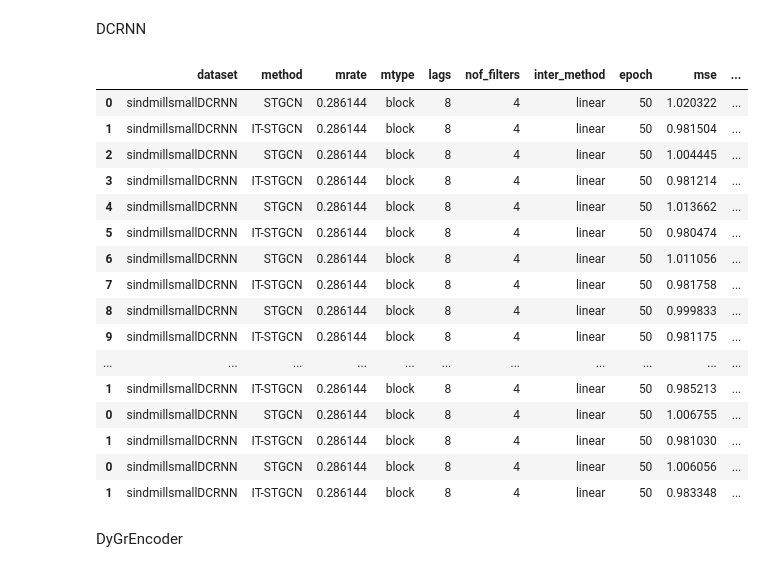
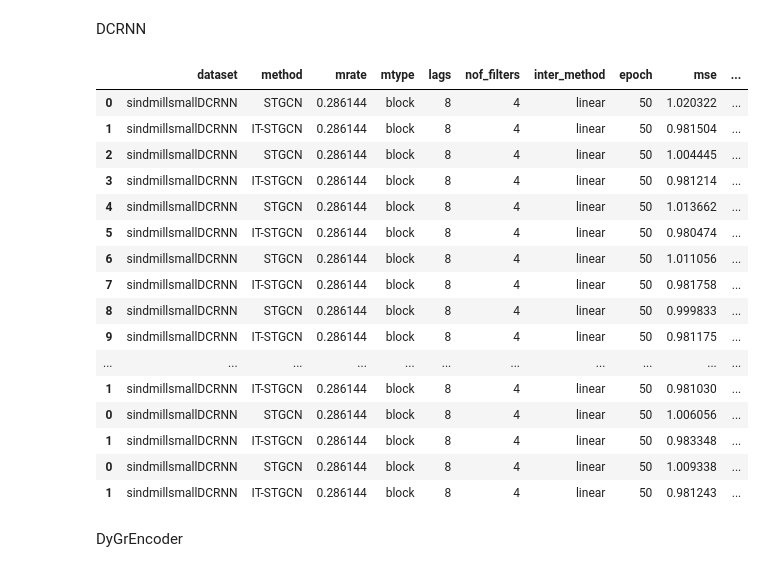
Before and after one commit to seoyeonc/ITTGNN_blog, a Jupyter notebook: posts/2_research/done.ipynb, the cells around one changed output. Drawn from its saved outputs; the diff is of its cells as text; code cells hidden in the pictures.

```diff
--- a/posts/2_research/done.ipynb
+++ b/posts/2_research/done.ipynb
@@ -165,30 +167,31 @@ DCRNN
 # %%
 pd.concat([pd.read_csv('./simulation_results/windmillsmall_block_186_DCRNN.csv').iloc[:,1:-1], # 1 ~ 17
            pd.read_csv('./simulation_results/2024-03-07_01-11-41.csv'), # 18
            pd.read_csv('./simulation_results/2024-03-07_12-57-06.csv'), # 19
            pd.read_csv('./simulation_results/2024-03-08_01-14-30.csv'), # 20
            pd.read_csv('./simulation_results/2024-03-08_18-22-08.csv'), # 21
            pd.read_csv('./simulation_results/2024-03-09_06-22-33.csv'), # 22
            pd.read_csv('./simulation_results/2024-03-09_18-25-50.csv'), # 23
+           pd.read_csv('./simulation_results/2024-03-10_06-19-54.csv'), # 24
            ]).assign(model='DCRNN')#.iloc[:,1:].assign(dataset='windmillsmall')
 # %% [output]
 |  | dataset | method | mrate | mtype | lags | nof_filters | inter_method | epoch | mse | ... |
 | 0 | sindmillsmallDCRNN | STGCN | 0.286144 | block | 8 | 4 | linear | 50 | 1.020322 | ... |
 | 1 | sindmillsmallDCRNN | IT-STGCN | 0.286144 | block | 8 | 4 | linear | 50 | 0.981504 | ... |
 | 2 | sindmillsmallDCRNN | STGCN | 0.286144 | block | 8 | 4 | linear | 50 | 1.004445 | ... |
 | 3 | sindmillsmallDCRNN | IT-STGCN | 0.286144 | block | 8 | 4 | linear | 50 | 0.981214 | ... |
 | 4 | sindmillsmallDCRNN | STGCN | 0.286144 | block | 8 | 4 | linear | 50 | 1.013662 | ... |
 | 5 | sindmillsmallDCRNN | IT-STGCN | 0.286144 | block | 8 | 4 | linear | 50 | 0.980474 | ... |
 | 6 | sindmillsmallDCRNN | STGCN | 0.286144 | block | 8 | 4 | linear | 50 | 1.011056 | ... |
 | 7 | sindmillsmallDCRNN | IT-STGCN | 0.286144 | block | 8 | 4 | linear | 50 | 0.981758 | ... |
 | 8 | sindmillsmallDCRNN | STGCN | 0.286144 | block | 8 | 4 | linear | 50 | 0.999833 | ... |
 | 9 | sindmillsmallDCRNN | IT-STGCN | 0.286144 | block | 8 | 4 | linear | 50 | 0.981175 | ... |
 | ... | ... | ... | ... | ... | ... | ... | ... | ... | ... | ... |
-| 1 | sindmillsmallDCRNN | IT-STGCN | 0.286144 | block | 8 | 4 | linear | 50 | 0.985213 | ... |
-| 0 | sindmillsmallDCRNN | STGCN | 0.286144 | block | 8 | 4 | linear | 50 | 1.006755 | ... |
 | 1 | sindmillsmallDCRNN | IT-STGCN | 0.286144 | block | 8 | 4 | linear | 50 | 0.981030 | ... |
 | 0 | sindmillsmallDCRNN | STGCN | 0.286144 | block | 8 | 4 | linear | 50 | 1.006056 | ... |
 | 1 | sindmillsmallDCRNN | IT-STGCN | 0.286144 | block | 8 | 4 | linear | 50 | 0.983348 | ... |
+| 0 | sindmillsmallDCRNN | STGCN | 0.286144 | block | 8 | 4 | linear | 50 | 1.009338 | ... |
+| 1 | sindmillsmallDCRNN | IT-STGCN | 0.286144 | block | 8 | 4 | linear | 50 | 0.981243 | ... |
 # %% [markdown]
 DyGrEncoder
 # %%
```
Also changed, not shown: parts of 3 cells of this notebook, 6 other files.
